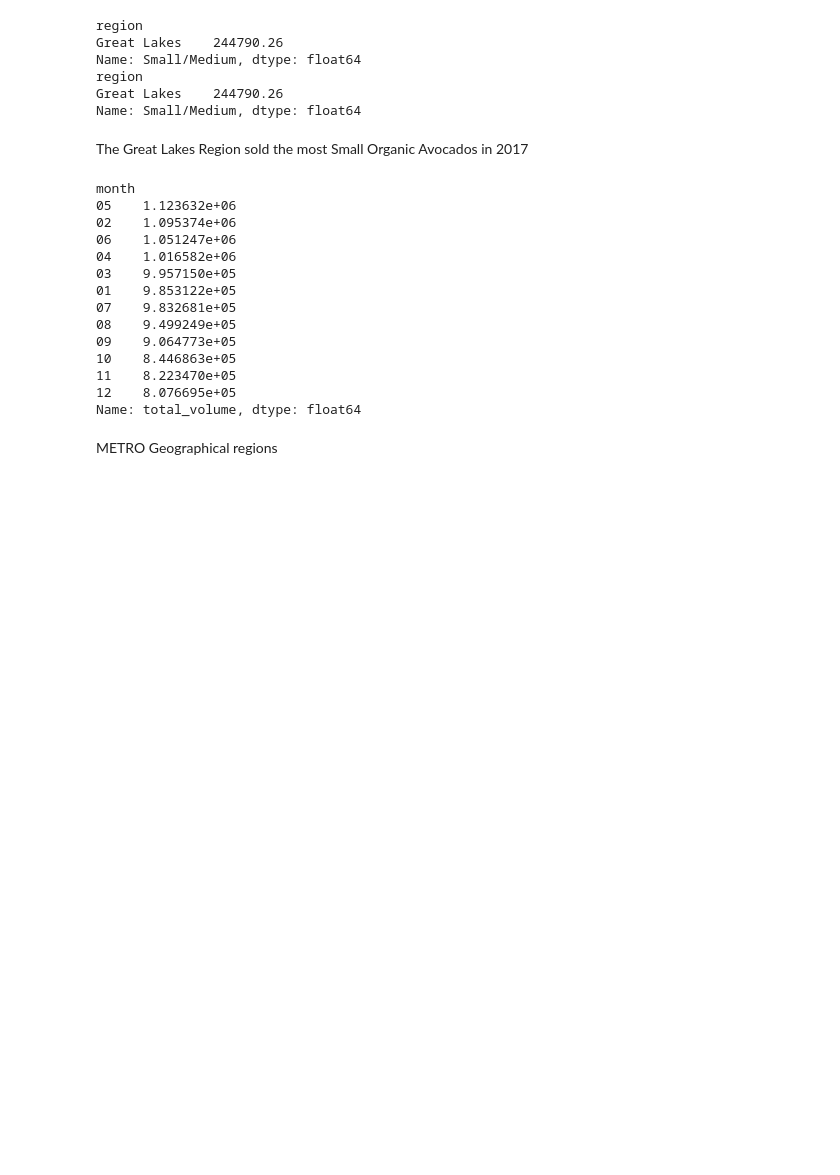
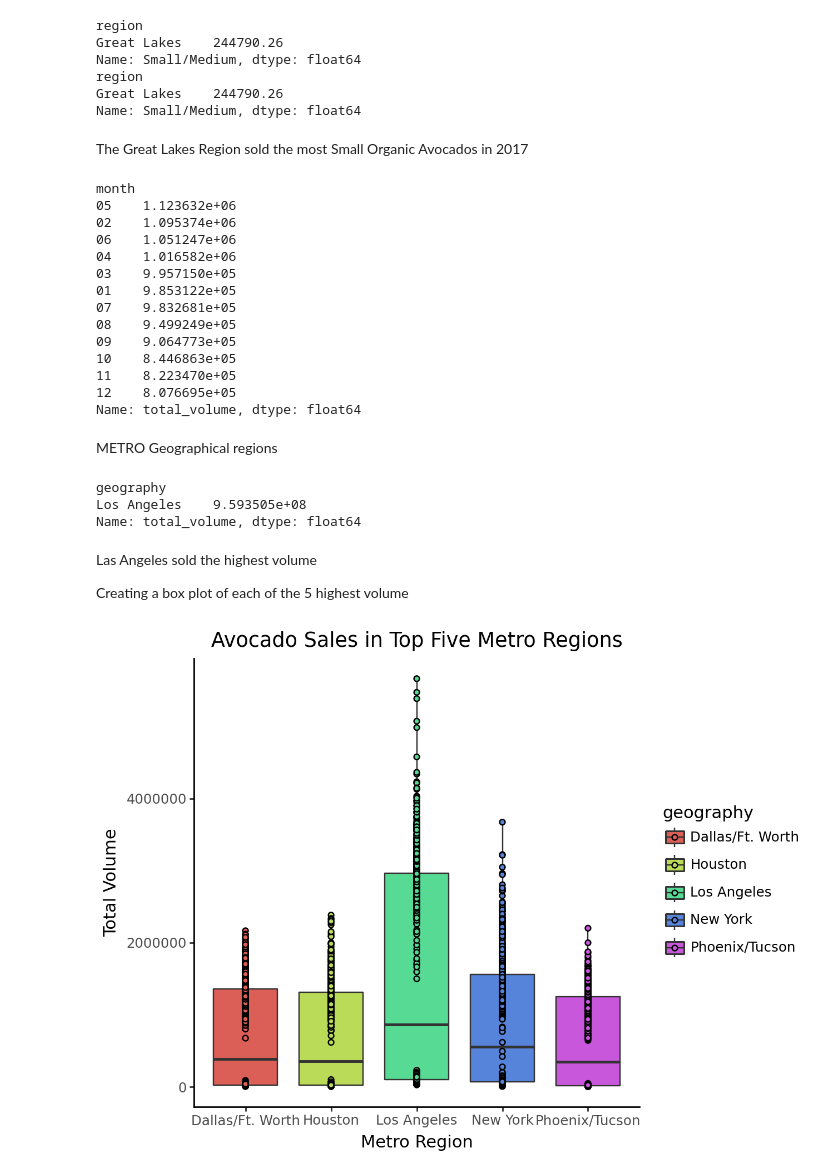
Before and after one commit to davisbove/GSB_544, a Jupyter notebook: Lab_2/Lab_2.ipynb, the cells around one changed output. Saved outputs shown, nothing was run; the diff lists cells and outputs as text; code cells hidden in the pictures; blank space fills up the shorter version.

```diff
--- a/Lab_2/Lab_2.ipynb
+++ b/Lab_2/Lab_2.ipynb
@@ -122,3 +122,18 @@ month
 Name: total_volume, dtype: float64
 # %% [markdown]
 METRO Geographical regions
+# %%
+#create a list of what is included in metro region
+avocado_df["geography"].unique()
+
+metro = ["Albany", "Atlanta", "Baltimore/Washington", "Boise", "Boston", "Buffalo/Rochester", "Charlotte", "Chicago", "Cincinnati/Dayton", 'Columbus', 'Dallas/Ft. Worth', 'Denver', 'Detroit', 'Grand Rapids', 'Harrisburg/Scranton','Hartford/Springfield', 'Houston', 'Indianapolis', 'Jacksonville','Las Vegas', 'Los Angeles', 'Louisville', 'Miami/Ft. Lauderdale', 'Nashville', 'New Orleans/Mobile', 'New York', 'Orlando', 'Philadelphia', 'Phoenix/Tucson','Pittsburgh', 'Portland', 'Raleigh/Greensboro', 'Richmond/Norfolk', 'Roanoke', 'Sacramento', 'San Diego','San Francisco', 'Seattle', 'South Carolina','Spokane', 'St. Louis', 'Syracuse', 'Tampa' ]
+Metro_desc = ((avocado_clean[avocado_clean["geography"].isin(metro)]).groupby("geography")["total_volume"].sum()).sort_values(ascending = False)
+Metro_desc.head(1)
+# %% [output]
+geography
+Los Angeles    9.593505e+08
+Name: total_volume, dtype: float64
+# %% [markdown]
+Las Angeles sold the highest volume
+
+Creating a box plot of each of the 5 highest volume
@@ -124,0 +152,9 @@ METRO Geographical regions
+# %%
+Top_5_cities = Metro_desc.iloc[0:5]
+
+Metro_df = avocado_clean[avocado_clean["geography"].isin(Top_5_cities["geography"])]
+Metro_df
+
+(ggplot(Metro_df, aes(x = "geography", y = "total_volume", fill = "geography")) + geom_boxplot() + geom_point() + theme_classic() + labs( x= "Metro Region", y = "Total Volume", title = "Avocado Sales in Top Five Metro Regions"))
+# %% [output]
+[figure, added]
```
Also changed, not shown: parts of 8 cells of this notebook, 1 other file.
